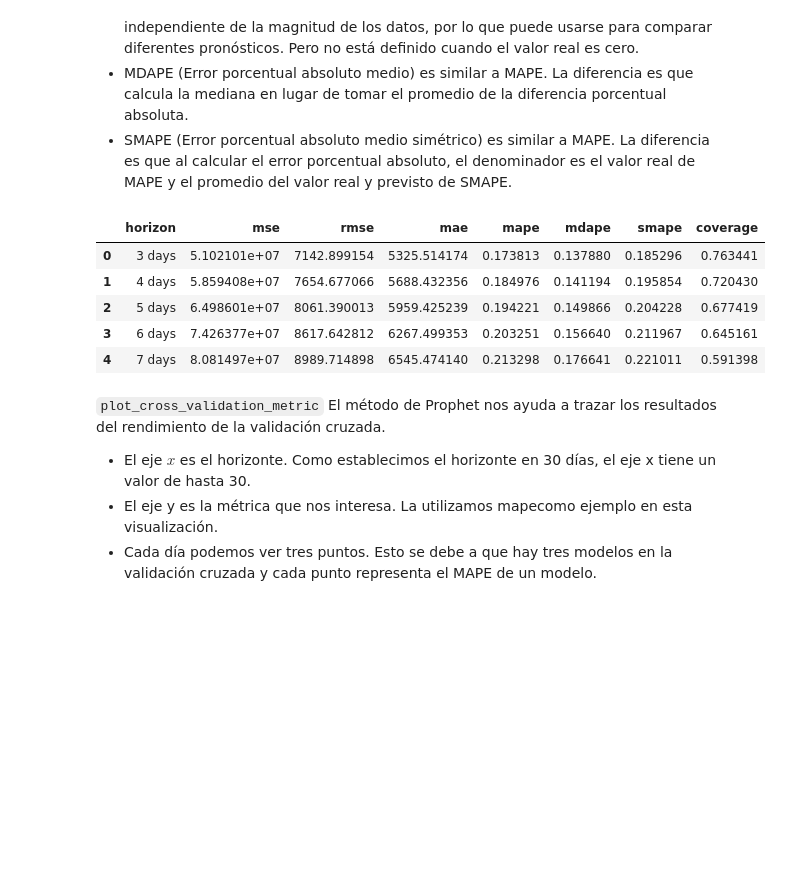
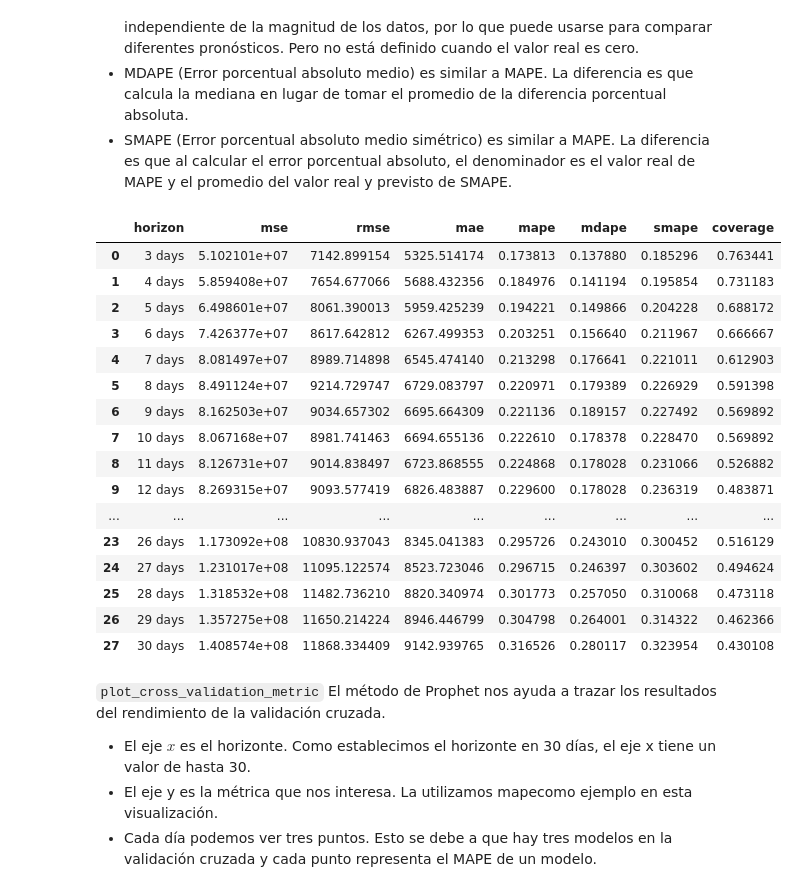
Before and after one commit to Wilsonsr/Series-de-Tiempo, a Jupyter notebook: CUADERNOS/Bitcoin_Phrophet.ipynb, the cells around one changed output. Saved outputs shown, nothing was run; the diff lists cells and outputs as text; code cells hidden in the pictures; blank space fills up the shorter version.

```diff
--- a/CUADERNOS/Bitcoin_Phrophet.ipynb
+++ b/CUADERNOS/Bitcoin_Phrophet.ipynb
@@ -193,7 +193,7 @@ Entrenar el modelo de series de tiempo utilizando el conjunto de datos de entren
 - `n_changepoints` es el número de puntos de cambio en la tendencia de la serie temporal. El valor predeterminado es 25. Según la forma de los datos del precio de Bitcoin, se estableció en 7.
 # %%
 # Crea el modelo con una confianza interna del 95%
-m = Prophet(interval_width=0.95, n_changepoints=7)
+m = Prophet(interval_width=0.95, n_changepoints=7,daily_seasonality=False)
 
 # Ajusta el modelo
 m.fit(df_train)
@@ -337,14 +344,25 @@ El paso 9 evalúa el desempeño del modelo de validación cruzada.
 - SMAPE (Error porcentual absoluto medio simétrico) es similar a MAPE. La diferencia es que al calcular el error porcentual absoluto, el denominador es el valor real de MAPE y el promedio del valor real y previsto de SMAPE.
 # %%
 df_p = performance_metrics(df_cv)
-df_p.head()
+df_p
 # %% [output]
 |  | horizon | mse | rmse | mae | mape | mdape | smape | coverage |
 | 0 | 3 days | 5.102101e+07 | 7142.899154 | 5325.514174 | 0.173813 | 0.137880 | 0.185296 | 0.763441 |
-| 1 | 4 days | 5.859408e+07 | 7654.677066 | 5688.432356 | 0.184976 | 0.141194 | 0.195854 | 0.720430 |
-| 2 | 5 days | 6.498601e+07 | 8061.390013 | 5959.425239 | 0.194221 | 0.149866 | 0.204228 | 0.677419 |
-| 3 | 6 days | 7.426377e+07 | 8617.642812 | 6267.499353 | 0.203251 | 0.156640 | 0.211967 | 0.645161 |
-| 4 | 7 days | 8.081497e+07 | 8989.714898 | 6545.474140 | 0.213298 | 0.176641 | 0.221011 | 0.591398 |
+| 1 | 4 days | 5.859408e+07 | 7654.677066 | 5688.432356 | 0.184976 | 0.141194 | 0.195854 | 0.731183 |
+| 2 | 5 days | 6.498601e+07 | 8061.390013 | 5959.425239 | 0.194221 | 0.149866 | 0.204228 | 0.688172 |
+| 3 | 6 days | 7.426377e+07 | 8617.642812 | 6267.499353 | 0.203251 | 0.156640 | 0.211967 | 0.666667 |
+| 4 | 7 days | 8.081497e+07 | 8989.714898 | 6545.474140 | 0.213298 | 0.176641 | 0.221011 | 0.612903 |
+| 5 | 8 days | 8.491124e+07 | 9214.729747 | 6729.083797 | 0.220971 | 0.179389 | 0.226929 | 0.591398 |
+| 6 | 9 days | 8.162503e+07 | 9034.657302 | 6695.664309 | 0.221136 | 0.189157 | 0.227492 | 0.569892 |
+| 7 | 10 days | 8.067168e+07 | 8981.741463 | 6694.655136 | 0.222610 | 0.178378 | 0.228470 | 0.569892 |
+| 8 | 11 days | 8.126731e+07 | 9014.838497 | 6723.868555 | 0.224868 | 0.178028 | 0.231066 | 0.526882 |
+| 9 | 12 days | 8.269315e+07 | 9093.577419 | 6826.483887 | 0.229600 | 0.178028 | 0.236319 | 0.483871 |
+| ... | ... | ... | ... | ... | ... | ... | ... | ... |
+| 23 | 26 days | 1.173092e+08 | 10830.937043 | 8345.041383 | 0.295726 | 0.243010 | 0.300452 | 0.516129 |
+| 24 | 27 days | 1.231017e+08 | 11095.122574 | 8523.723046 | 0.296715 | 0.246397 | 0.303602 | 0.494624 |
+| 25 | 28 days | 1.318532e+08 | 11482.736210 | 8820.340974 | 0.301773 | 0.257050 | 0.310068 | 0.473118 |
+| 26 | 29 days | 1.357275e+08 | 11650.214224 | 8946.446799 | 0.304798 | 0.264001 | 0.314322 | 0.462366 |
+| 27 | 30 days | 1.408574e+08 | 11868.334409 | 9142.939765 | 0.316526 | 0.280117 | 0.323954 | 0.430108 |
 # %% [markdown]
 `plot_cross_validation_metric` El método de Prophet nos ayuda a trazar los resultados del rendimiento de la validación cruzada.
 
```
Also changed, not shown: parts of 6 cells of this notebook.
